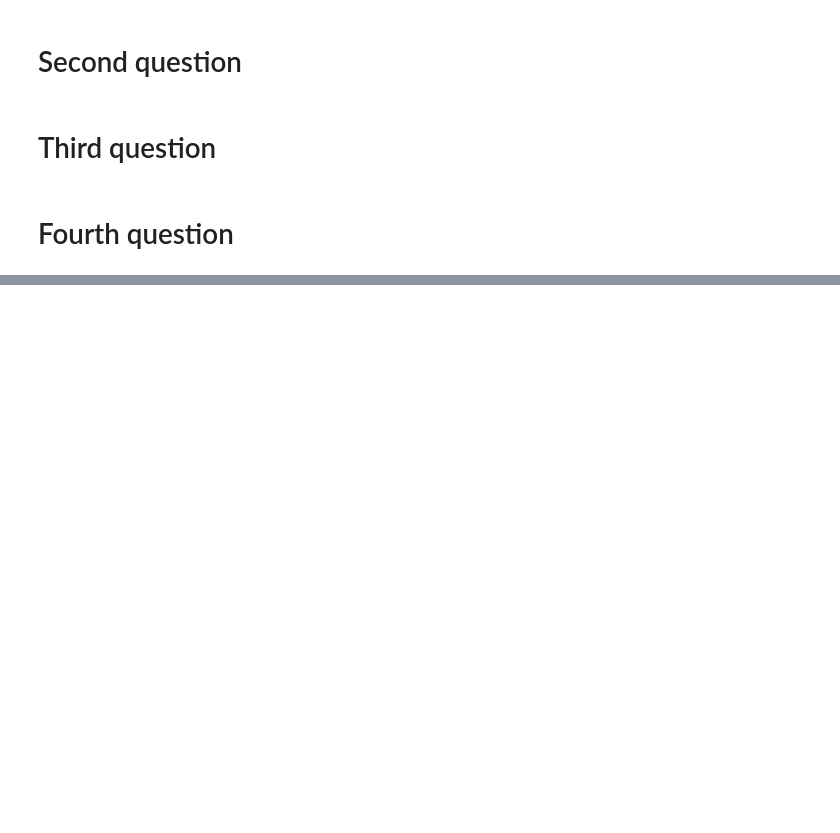
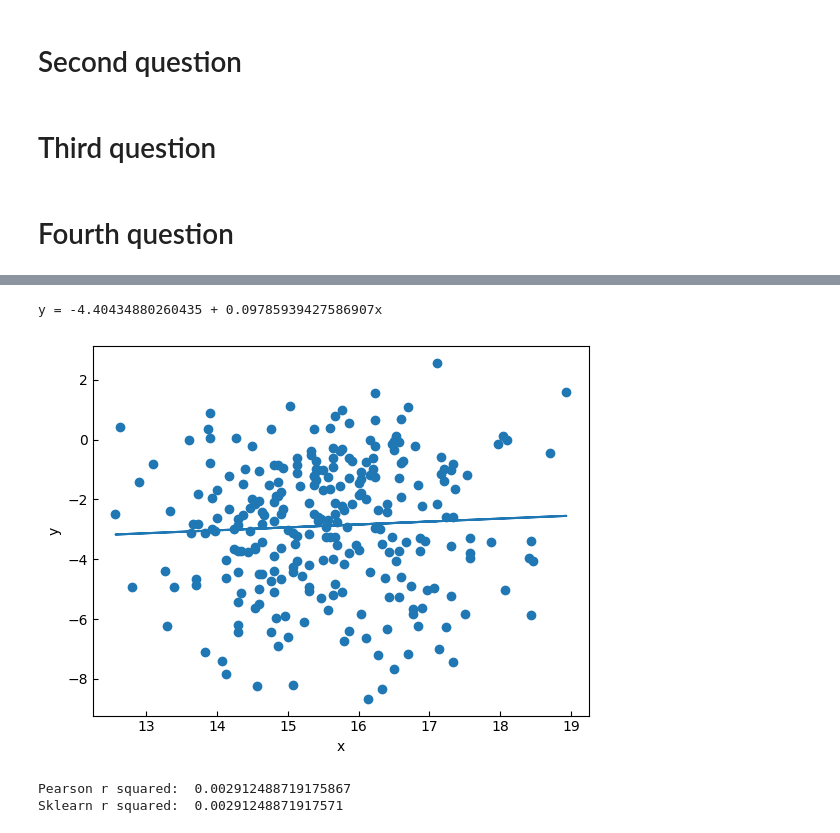
Before and after one commit to greymouse1/statistics, a Jupyter notebook: final_project.ipynb, the cells around one changed output, grey strips where cells are left out. Saved outputs shown, nothing was run; the diff lists cells and outputs as text; code cells hidden in the pictures; blank space fills up the shorter version.

```diff
--- a/final_project.ipynb
+++ b/final_project.ipynb
@@ -370,0 +405,35 @@ for selected_year in df_summer_winter["year"].unique():
+# %%
+# Linear regression
+regression = LinearRegression()
+x = numpy.array(x)
+x_reg = x.reshape(-1, 1)
+y = numpy.array(y)
+y_reg = y.reshape(-1,1)
+regression.fit(x_reg, y_reg)
+a = regression.intercept_[0]
+b = regression.coef_[0][0]
+print(f"y = {a} + {b}x")
+
+y_estimated = a + b*x_reg
+
+fig = pyplot.figure()
+ax = fig.add_subplot()
+ax.tick_params(axis='both', direction='in')
+ax.set_xlabel('x')
+ax.set_ylabel('y')
+
+ax.scatter(x_reg, y_reg)
+ax.plot(x_reg, y_estimated)
+fig.savefig('linear_regression.png')
+# %% [output]
+y = -4.40434880260435 + 0.09785939427586907x
+[figure, added]
+# %%
+# R square
+r_squared = stats.pearsonr(x, y)[0]**2
+print("Pearson r squared: ", r_squared)
+r_squared = regression.score(x_reg, y_reg)
+print("Sklearn r squared: ", r_squared)
+# %% [output]
+Pearson r squared:  0.002912488719175867
+Sklearn r squared:  0.00291248871917571
```
Also changed, not shown: parts of 4 cells of this notebook.
